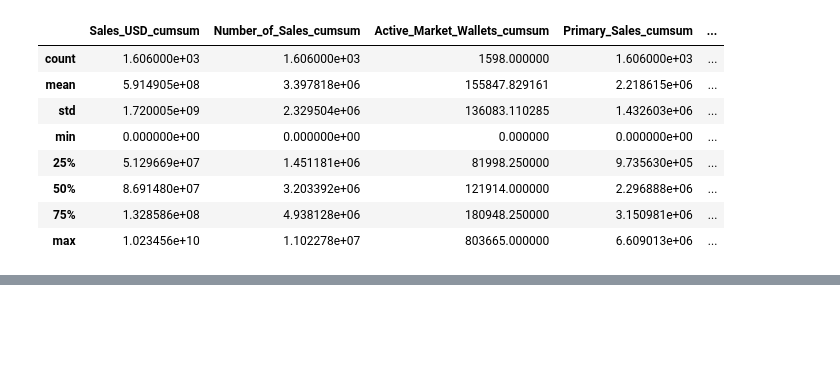
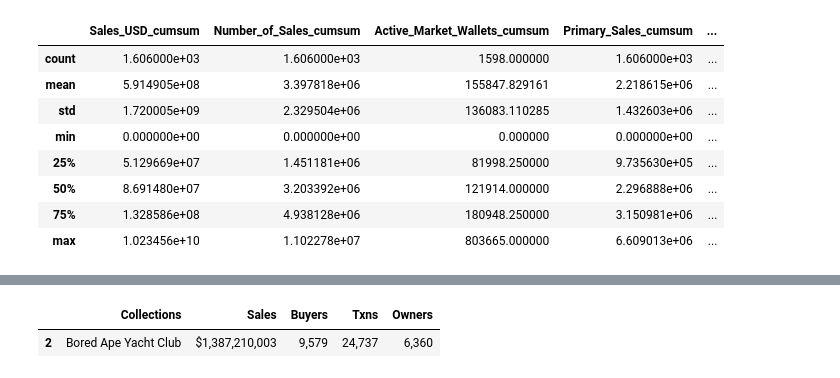
Before and after one commit to MARCOpo1o/NFT-Report, a Jupyter notebook: NFT.ipynb, the cells around one changed output, grey strips where cells are left out. Drawn from its saved outputs; the diff is of its cells as text; code cells hidden in the pictures; blank space fills up the shorter version.

```diff
--- a/NFT.ipynb
+++ b/NFT.ipynb
@@ -67,0 +108,6 @@ Index(['Collections', 'Sales', 'Buyers', 'Txns', 'Owners'], dtype='object')
+# %%
+df2 = nft_df[nft_df["Collections"]=="Bored Ape Yacht Club"]
+df2
+# %% [output]
+|  | Collections | Sales | Buyers | Txns | Owners |
+| 2 | Bored Ape Yacht Club | $1,387,210,003 | 9,579 | 24,737 | 6,360 |
```
Also changed, not shown: parts of 19 cells of this notebook.
